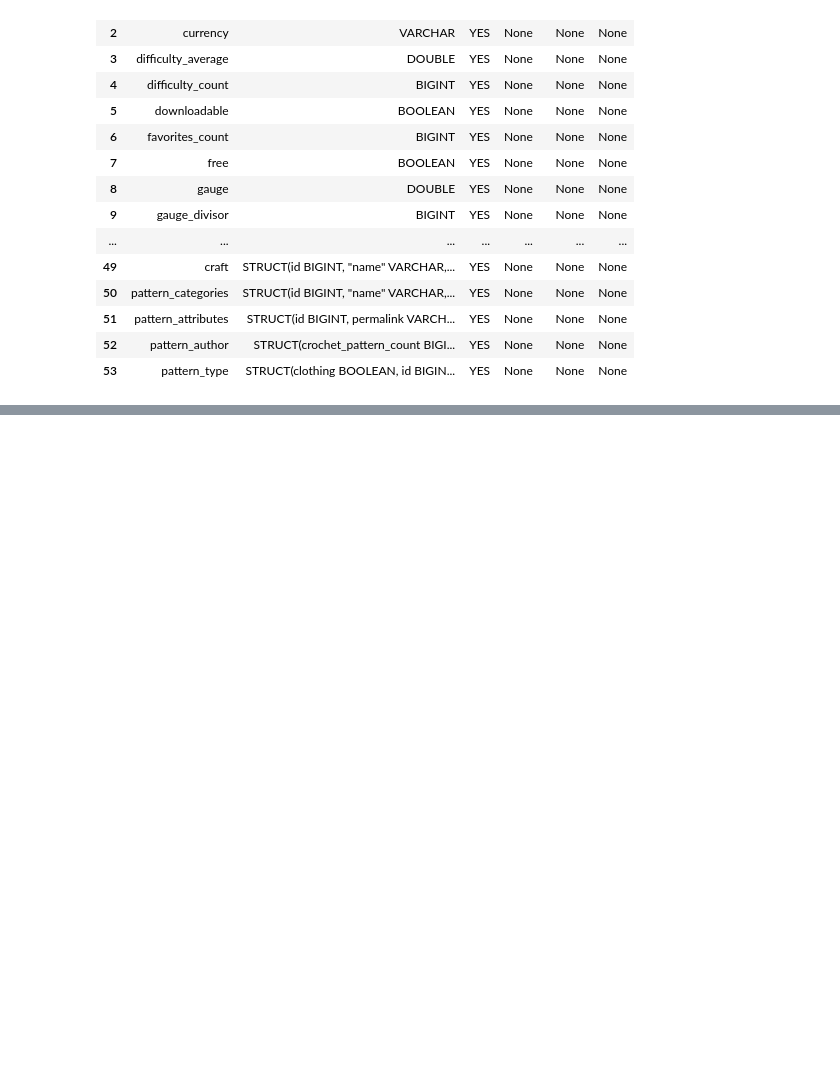
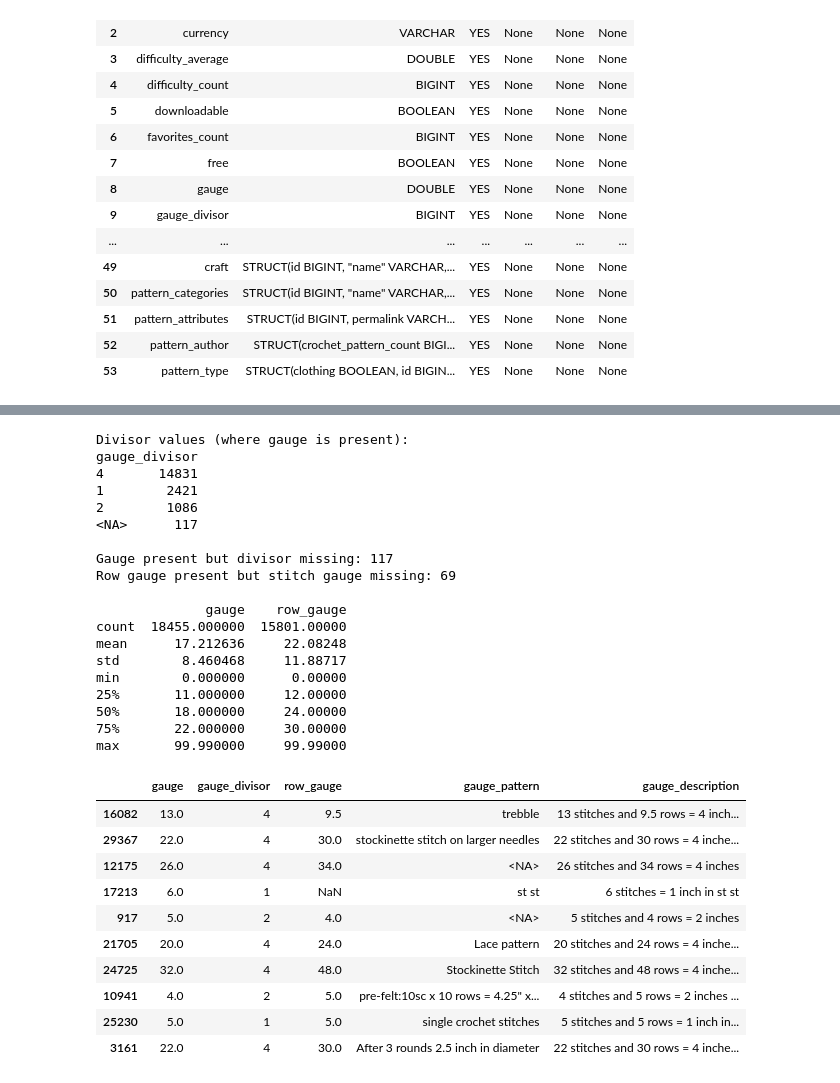
Before and after one commit to chloemjones13/5000_Final_Project, a Jupyter notebook: technical-details/data-cleaning/main.ipynb, the cells around one changed output, grey strips where cells are left out. Drawn from its saved outputs; the diff is of its cells as text; code cells hidden in the pictures; blank space fills up the shorter version.

```diff
--- a/technical-details/data-cleaning/main.ipynb
+++ b/technical-details/data-cleaning/main.ipynb
@@ -173,0 +459,16 @@ dtype: int64
+# %%
+# Ravelry dates look like "2015/03/01" or "2015/03/01 10:00:00 -0400"; keep only the date part
+created = raw_df["created_at"].astype("string").str.slice(0, 10).str.replace("/", "-")
+published = raw_df["published"].astype("string").str.slice(0, 10).str.replace("/", "-")
+available = raw_df["generally_available"].astype("string").str.slice(0, 10).str.replace("/", "-")
+updated = raw_df["updated_at"].astype("string").str.slice(0, 10).str.replace("/", "-")
+
+raw_df["created_date"] = pd.to_datetime(created, errors="coerce")       # added to Ravelry
+raw_df["published_date"] = pd.to_datetime(published, errors="coerce")   # original publication (can be decades earlier)
+raw_df["available_date"] = pd.to_datetime(available, errors="coerce")   # Ravelry's estimate of public availability
+collected_on = pd.to_datetime(updated, errors="coerce").max()            # proxy for collection date
+
+raw_df["years_on_ravelry"] = (collected_on - raw_df["created_date"]).dt.days / 365.25
+
+print(f"Collection date used: {collected_on.date()}")
+raw_df[["created_date", "published_date", "available_date", "years_on_ravelry"]].describe()
@@ -173,0 +515,44 @@ dtype: int64
+# %%
+gauge_cols = ["gauge", "gauge_divisor", "row_gauge", "gauge_pattern", "gauge_description"]
+
+# How do the pieces line up?
+print("Divisor values (where gauge is present):")
+print(raw_df.loc[raw_df["gauge"].notna(), "gauge_divisor"].value_counts(dropna=False).to_string(), "\n")
+
+print("Gauge present but divisor missing:", (raw_df["gauge"].notna() & raw_df["gauge_divisor"].isna()).sum())
+print("Row gauge present but stitch gauge missing:", (raw_df["row_gauge"].notna() & raw_df["gauge"].isna()).sum(), "\n")
+
+print(raw_df[["gauge", "row_gauge"]].describe(), "\n")
+
+raw_df.loc[raw_df["gauge"].notna(), gauge_cols].sample(10, random_state=0)
+# %% [output]
+Divisor values (where gauge is present):
+gauge_divisor
+4       14831
+1        2421
+2        1086
+<NA>      117
+
+Gauge present but divisor missing: 117
+Row gauge present but stitch gauge missing: 69
+
+              gauge    row_gauge
+count  18455.000000  15801.00000
+mean      17.212636     22.08248
+std        8.460468     11.88717
+min        0.000000      0.00000
+25%       11.000000     12.00000
+50%       18.000000     24.00000
+75%       22.000000     30.00000
+max       99.990000     99.99000
+|  | gauge | gauge_divisor | row_gauge | gauge_pattern | gauge_description |
+| 16082 | 13.0 | 4 | 9.5 | trebble | 13 stitches and 9.5 rows = 4 inch... |
+| 29367 | 22.0 | 4 | 30.0 | stockinette stitch on larger needles | 22 stitches and 30 rows = 4 inche... |
+| 12175 | 26.0 | 4 | 34.0 | <NA> | 26 stitches and 34 rows = 4 inches |
+| 17213 | 6.0 | 1 | NaN | st st | 6 stitches = 1 inch in st st |
+| 917 | 5.0 | 2 | 4.0 | <NA> | 5 stitches and 4 rows = 2 inches |
+| 21705 | 20.0 | 4 | 24.0 | Lace pattern | 20 stitches and 24 rows = 4 inche... |
+| 24725 | 32.0 | 4 | 48.0 | Stockinette Stitch | 32 stitches and 48 rows = 4 inche... |
+| 10941 | 4.0 | 2 | 5.0 | pre-felt:10sc x 10 rows = 4.25" x... | 4 stitches and 5 rows = 2 inches ... |
+| 25230 | 5.0 | 1 | 5.0 | single crochet stitches | 5 stitches and 5 rows = 1 inch in... |
+| 3161 | 22.0 | 4 | 30.0 | After 3 rounds 2.5 inch in diameter | 22 stitches and 30 rows = 4 inche... |
```
Also changed, not shown: parts of 86 cells of this notebook, 11 other files.
